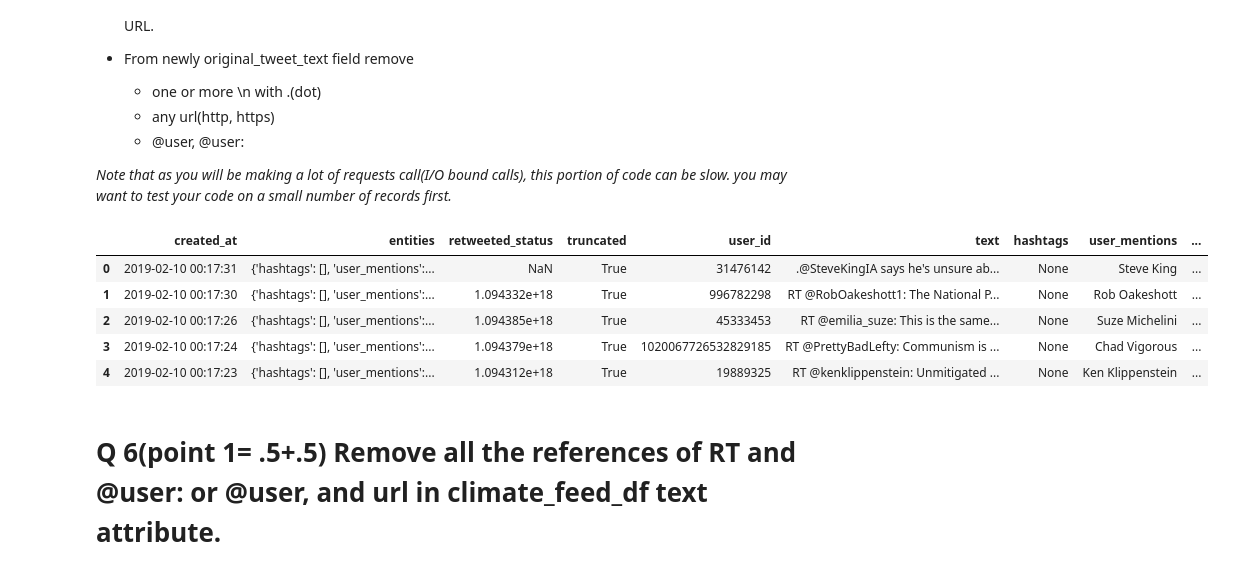
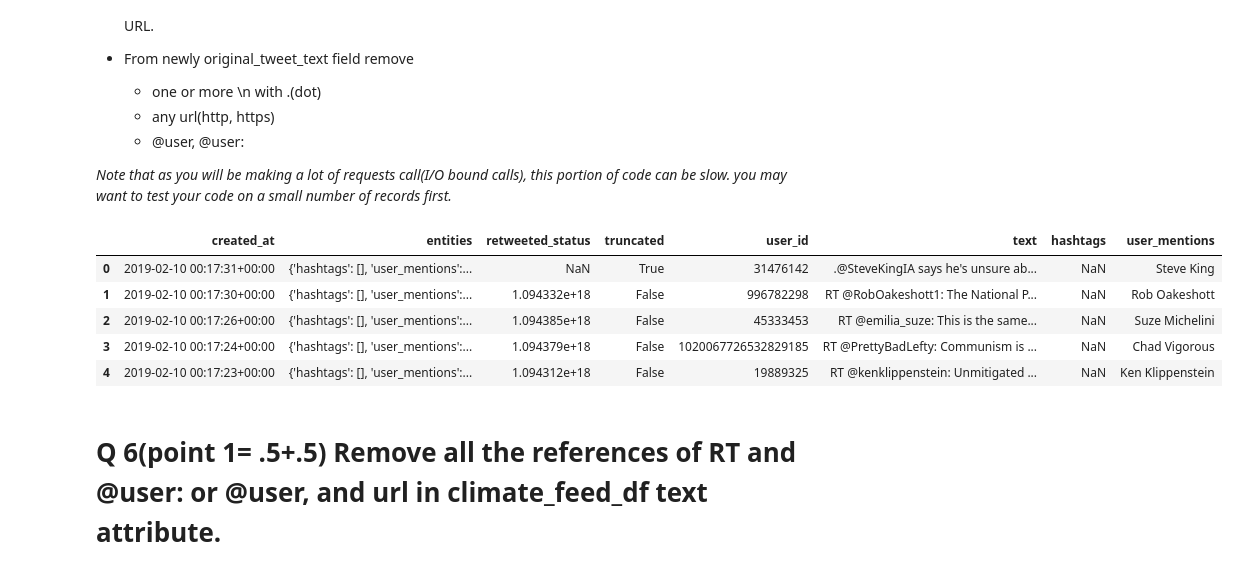
Before and after one commit to bhershdu/du_4447_homework, a Jupyter notebook: week_06/hw6_tweet_cleanup_questions.ipynb, the cells around one changed output. Cells and saved outputs as stored; diff of their text form; code cells hidden in the pictures.

```diff
--- a/week_06/hw6_tweet_cleanup_questions.ipynb
+++ b/week_06/hw6_tweet_cleanup_questions.ipynb
@@ -318,12 +318,11 @@ def apply_mentions_visitor(entity):
 # print(climate_feed_df["entities"].shape)
 tags = [apply_hashtag_visitor(r) for r in climate_feed_df["entities"]]
 # print(len(tags))
-climate_feed_df["hashtags"] =[apply_hashtag_visitor(r) for r in climate_feed_df["entities"]]
-climate_feed_df["user_mentions"] = [apply_mentions_visitor(r) for r in climate_feed_df["entities"]]
+references = { "hashtags": [apply_hashtag_visitor(r) for r in climate_feed_df["entities"]],
+               "user_mentions": [apply_mentions_visitor(r) for r in climate_feed_df["entities"]]}
 
-# comment.
-# converting to an intermediate dictionary with a list of hashtags and user mentions to just use that to create new columns in the data frame
-# seems redundant. I opted to extract a list of each and insert those directly into the data frame.
+climate_feed_df["hashtags"] = references["hashtags"]
+climate_feed_df["user_mentions"] = references["user_mentions"]
 # %%
 climate_feed_df.dtypes
 # %% [output]
@@ -429,17 +428,17 @@ https://developer.twitter.com/en/docs/twitter-api/tweets/lookup/api-reference/ge
 
 *Note that as you will be making a lot of requests call(I/O bound calls), this portion of code can be slow. you may want to test your code on a small number of records first.*
 # %%
-import pickle
-with open('q5_dataframe.pkl', 'rb') as f:
-    climate_feed_df = pickle.loads(f.read())
+#import pickle
+#with open('q5_dataframe.pkl', 'rb') as f:
+#    climate_feed_df = pickle.loads(f.read())
 climate_feed_df.head()
 # %% [output]
-|  | created_at | entities | retweeted_status | truncated | user_id | text | hashtags | user_mentions | ... |
-| 0 | 2019-02-10 00:17:31 | {'hashtags': [], 'user_mentions':... | NaN | True | 31476142 | .@SteveKingIA says he's unsure ab... | None | Steve King | ... |
-| 1 | 2019-02-10 00:17:30 | {'hashtags': [], 'user_mentions':... | 1.094332e+18 | True | 996782298 | RT @RobOakeshott1: The National P... | None | Rob Oakeshott | ... |
-| 2 | 2019-02-10 00:17:26 | {'hashtags': [], 'user_mentions':... | 1.094385e+18 | True | 45333453 | RT @emilia_suze: This is the same... | None | Suze Michelini | ... |
-| 3 | 2019-02-10 00:17:24 | {'hashtags': [], 'user_mentions':... | 1.094379e+18 | True | 1020067726532829185 | RT @PrettyBadLefty: Communism is ... | None | Chad Vigorous | ... |
-| 4 | 2019-02-10 00:17:23 | {'hashtags': [], 'user_mentions':... | 1.094312e+18 | True | 19889325 | RT @kenklippenstein: Unmitigated ... | None | Ken Klippenstein | ... |
+|  | created_at | entities | retweeted_status | truncated | user_id | text | hashtags | user_mentions |
+| 0 | 2019-02-10 00:17:31+00:00 | {'hashtags': [], 'user_mentions':... | NaN | True | 31476142 | .@SteveKingIA says he's unsure ab... | NaN | Steve King |
+| 1 | 2019-02-10 00:17:30+00:00 | {'hashtags': [], 'user_mentions':... | 1.094332e+18 | False | 996782298 | RT @RobOakeshott1: The National P... | NaN | Rob Oakeshott |
+| 2 | 2019-02-10 00:17:26+00:00 | {'hashtags': [], 'user_mentions':... | 1.094385e+18 | False | 45333453 | RT @emilia_suze: This is the same... | NaN | Suze Michelini |
+| 3 | 2019-02-10 00:17:24+00:00 | {'hashtags': [], 'user_mentions':... | 1.094379e+18 | False | 1020067726532829185 | RT @PrettyBadLefty: Communism is ... | NaN | Chad Vigorous |
+| 4 | 2019-02-10 00:17:23+00:00 | {'hashtags': [], 'user_mentions':... | 1.094312e+18 | False | 19889325 | RT @kenklippenstein: Unmitigated ... | NaN | Ken Klippenstein |
 # %%
 # Write code here
 import requests
```
Also changed, not shown: parts of 4 cells of this notebook.
